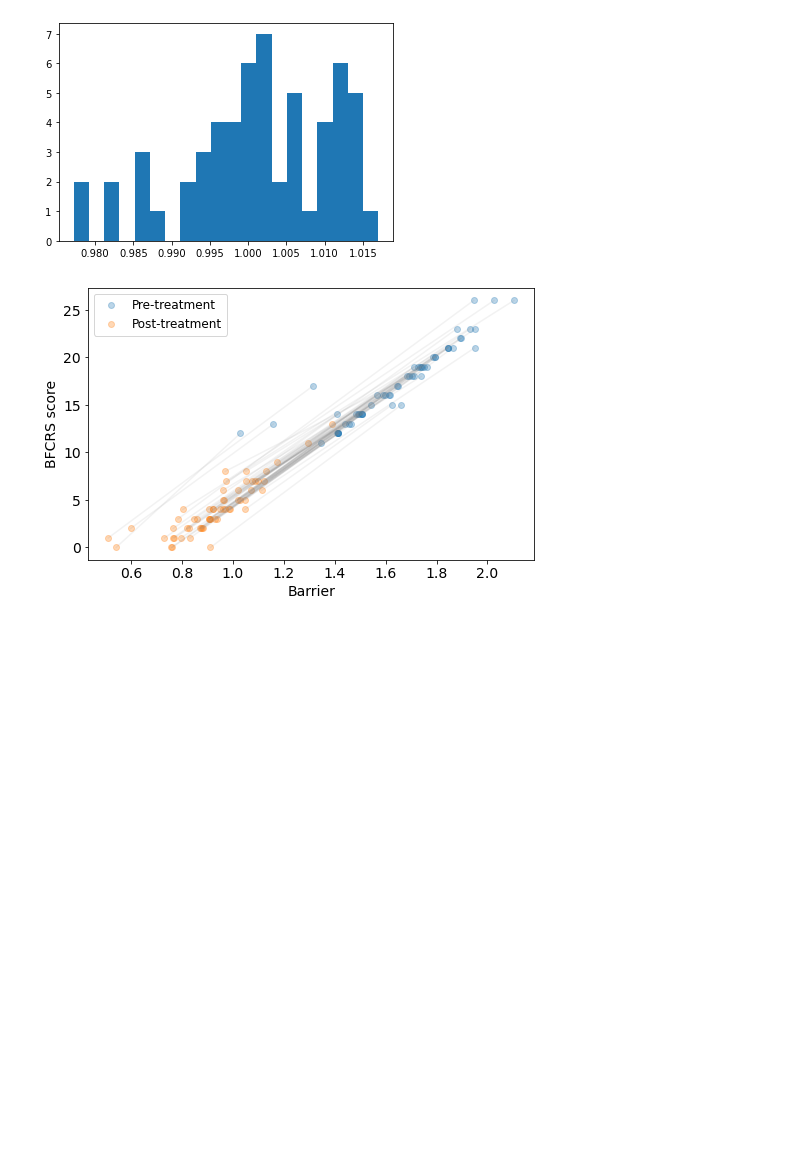
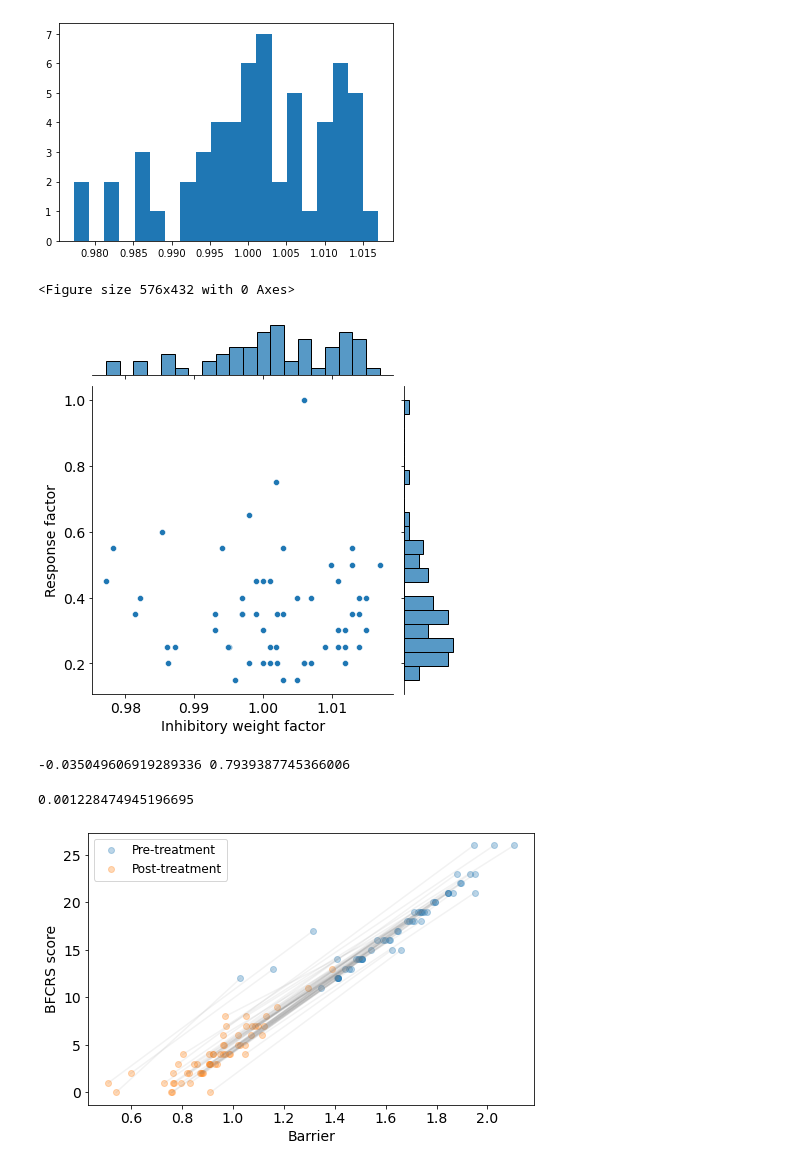
Before and after one commit to pdroberts/cascadia-behavioral-healthcare, a Jupyter notebook: notebooks/pharma_wc_individual_tuning-w01_fig7.ipynb, the cells around one changed output. Cells and saved outputs as stored; diff of their text form; code cells hidden in the pictures; blank space fills up the shorter version.

```diff
--- a/notebooks/pharma_wc_individual_tuning-w01_fig7.ipynb
+++ b/notebooks/pharma_wc_individual_tuning-w01_fig7.ipynb
@@ -471,6 +471,26 @@ plt.hist(p_wts, bins=20);
 plt.hist(personal_factor_w, bins=20);
 # %% [output]
 [figure]
+# %%
+
+import seaborn as sns
+# “scatter” | “kde” | “hist” | “hex” | “reg” | “resid”
+
+pers_params = pd.DataFrame({'Response factor': p_wts,'Inhibitory weight factor' : personal_factor_w})
+fig = sns.jointplot(data=pers_params, x="Inhibitory weight factor", y="Response factor",
+              marginal_kws=dict(bins=20), kind='scatter');
+
+fig.savefig('./figs_publ/param_distr_personalize.tiff', dpi=300, format="tiff", bbox_inches = "tight")
+# %% [output]
+<Figure size 576x432 with 0 Axes>
+[figure, added]
+# %%
+(p_cor, p_val) = stats.pearsonr(p_wts, personal_factor_w)
+print(p_cor, p_val)
+p_cor**2
+# %% [output]
+-0.035049606919289336 0.7939387745366006
+0.001228474945196695
 # %%
 fig = plt.figure(figsize=(8,5))
 plt.rc('axes', labelsize=14)    # fontsize of the x and y labels
```
Also changed, not shown: parts of 9 cells of this notebook, 1 other file.
